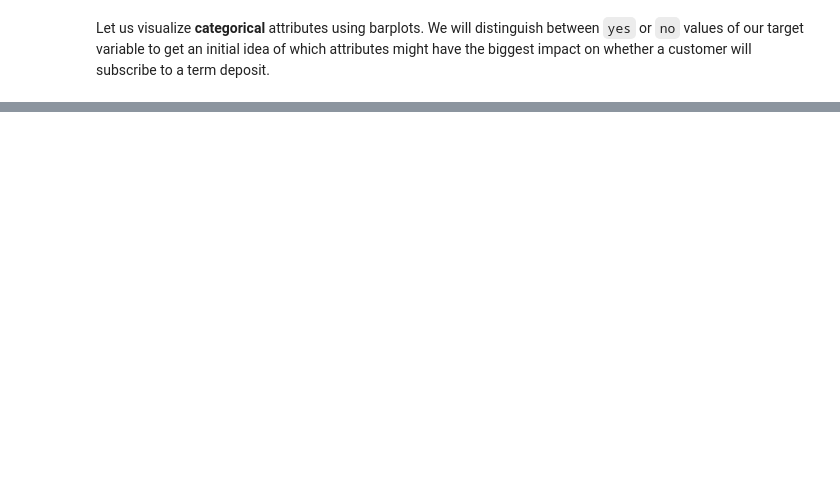
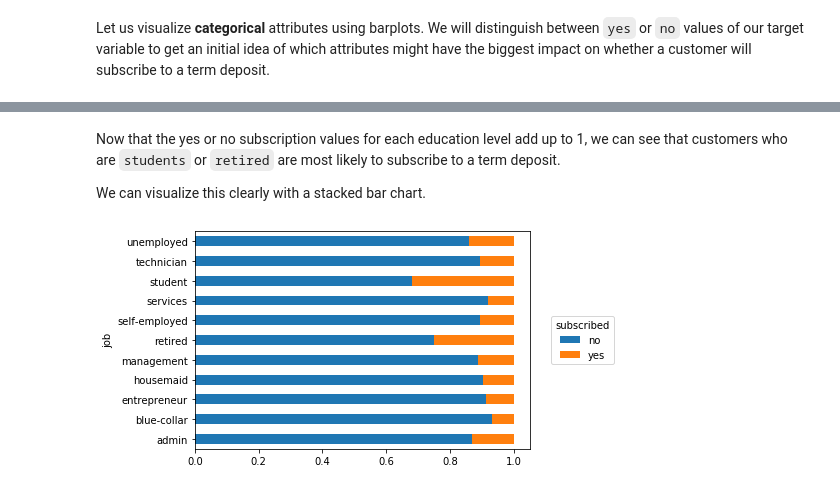
Before and after one commit to nadinezab/bank-marketing, a Jupyter notebook: bank-marketing.ipynb, the cells around one changed output, grey strips where cells are left out. Cells and saved outputs as stored; diff of their text form; code cells hidden in the pictures; blank space fills up the shorter version.

```diff
--- a/bank-marketing.ipynb
+++ b/bank-marketing.ipynb
@@ -402,3 +424,5 @@ unknown                 1548
 dtype: int64
 # %%
-# Obtain proportions by dividing by the respective education counts
+# Obtain proportions by dividing by the respective job counts
+job_props = counts.div(job_counts, axis = 'index')
+job_props
@@ -404,0 +443,14 @@ dtype: int64
+# %% [markdown]
+Now that the yes or no subscription values for each education level add up to 1, we can see that customers who are `students` or `retired` are most likely to subscribe to a term deposit.
+
+We can visualize this clearly with a stacked bar chart.
+# %%
+# Plot stacked bar chart
+job_props.plot.barh(stacked = True)
+plt.legend(
+    loc = 'center left',
+    bbox_to_anchor = (1.05,0.5),
+    title = 'subscribed')
+plt.show()
+# %% [output]
+[figure, added]
```
Also changed, not shown: parts of 15 cells of this notebook.
